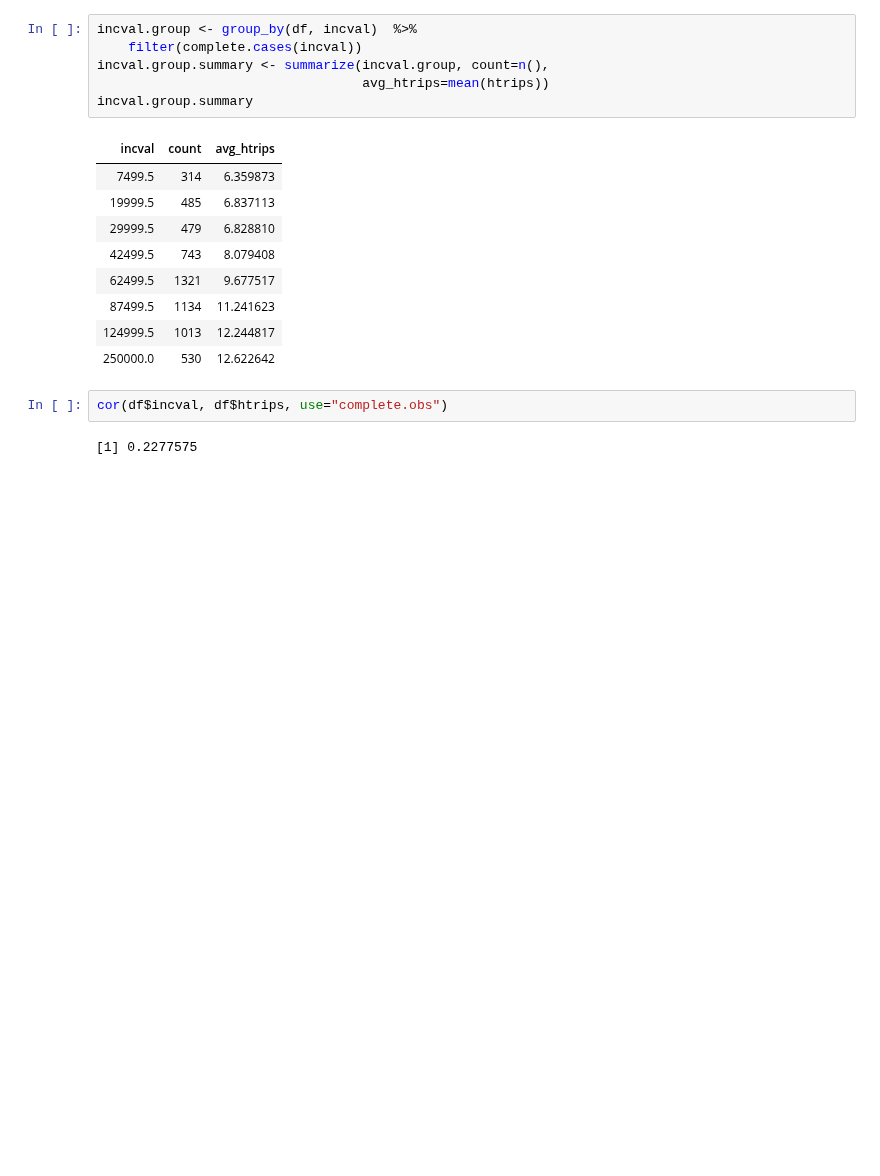
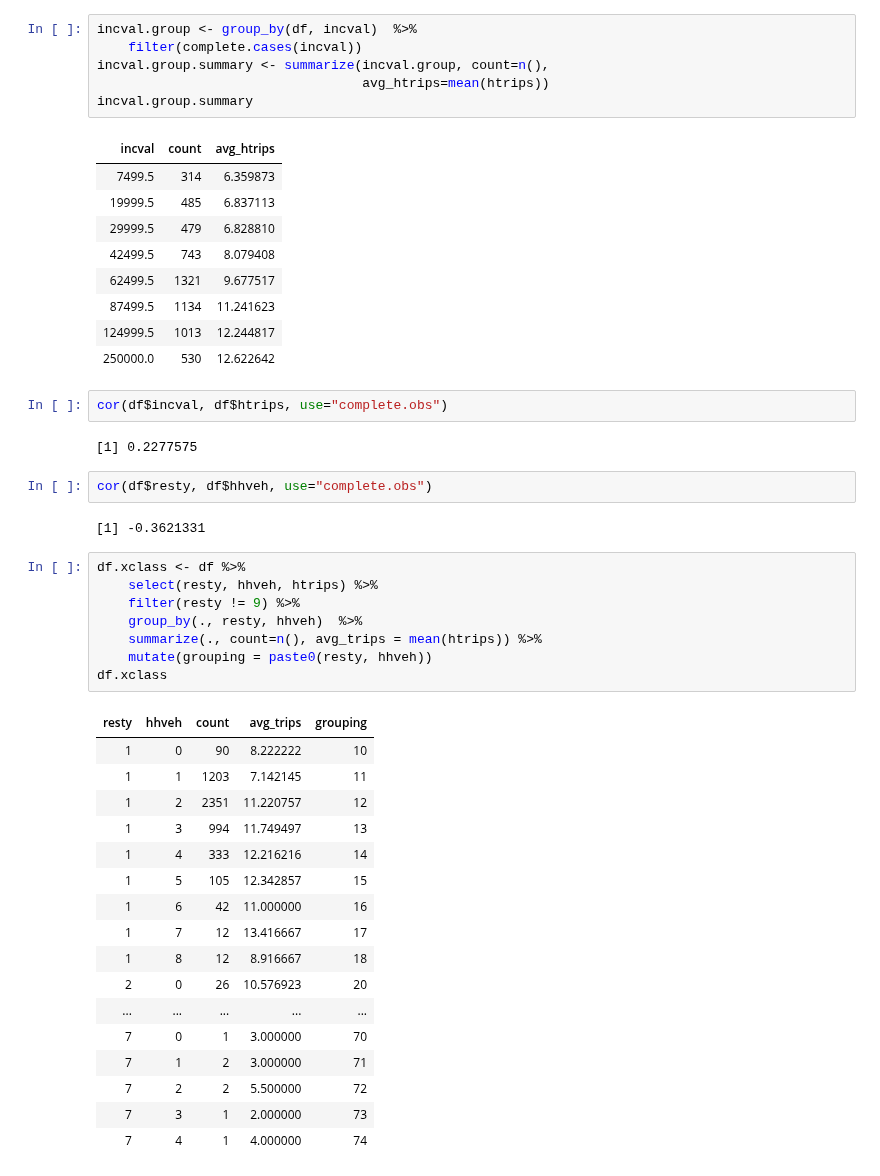
Before and after one commit to saashimi/USP_587, a Jupyter notebook: hw1-r.ipynb, the cells around one changed output. Drawn from its saved outputs; the diff is of its cells as text; blank space fills up the shorter version.

```diff
--- a/hw1-r.ipynb
+++ b/hw1-r.ipynb
@@ -202,3 +202,33 @@ incval.group.summary
 cor(df$incval, df$htrips, use="complete.obs")
 # %% [output]
 [1] 0.2277575
+# %%
+cor(df$resty, df$hhveh, use="complete.obs")
+# %% [output]
+[1] -0.3621331
+# %%
+df.xclass <- df %>%
+    select(resty, hhveh, htrips) %>%
+    filter(resty != 9) %>%
+    group_by(., resty, hhveh)  %>%
+    summarize(., count=n(), avg_trips = mean(htrips)) %>%
+    mutate(grouping = paste0(resty, hhveh))
+df.xclass
+# %% [output]
+| resty | hhveh | count | avg_trips | grouping |
+| 1 | 0 | 90 | 8.222222 | 10 |
+| 1 | 1 | 1203 | 7.142145 | 11 |
+| 1 | 2 | 2351 | 11.220757 | 12 |
+| 1 | 3 | 994 | 11.749497 | 13 |
+| 1 | 4 | 333 | 12.216216 | 14 |
+| 1 | 5 | 105 | 12.342857 | 15 |
+| 1 | 6 | 42 | 11.000000 | 16 |
+| 1 | 7 | 12 | 13.416667 | 17 |
+| 1 | 8 | 12 | 8.916667 | 18 |
+| 2 | 0 | 26 | 10.576923 | 20 |
+| ... | ... | ... | ... | ... |
+| 7 | 0 | 1 | 3.000000 | 70 |
+| 7 | 1 | 2 | 3.000000 | 71 |
+| 7 | 2 | 2 | 5.500000 | 72 |
+| 7 | 3 | 1 | 2.000000 | 73 |
+| 7 | 4 | 1 | 4.000000 | 74 |
```
Also changed, not shown: parts of 5 cells of this notebook, 1 other file.
